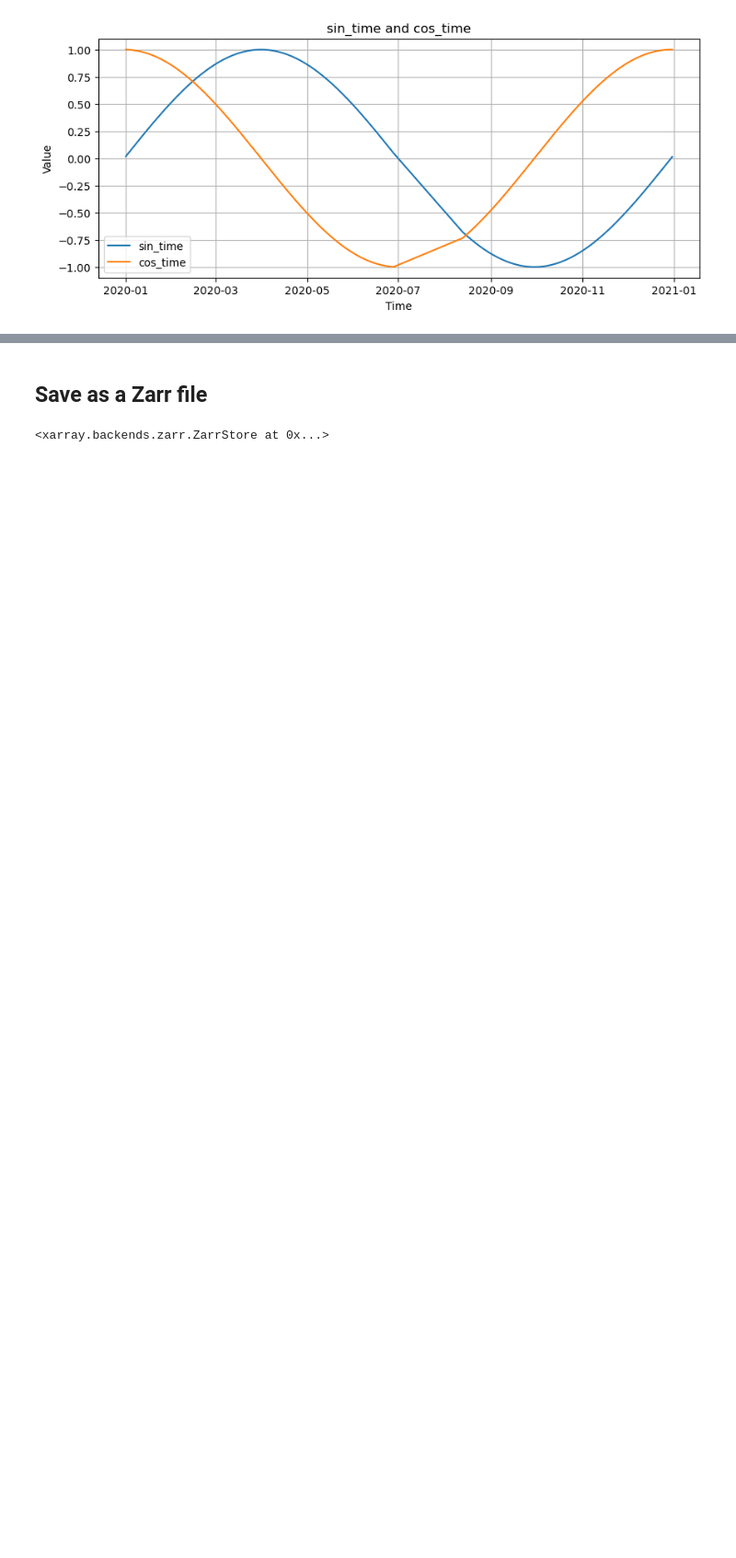
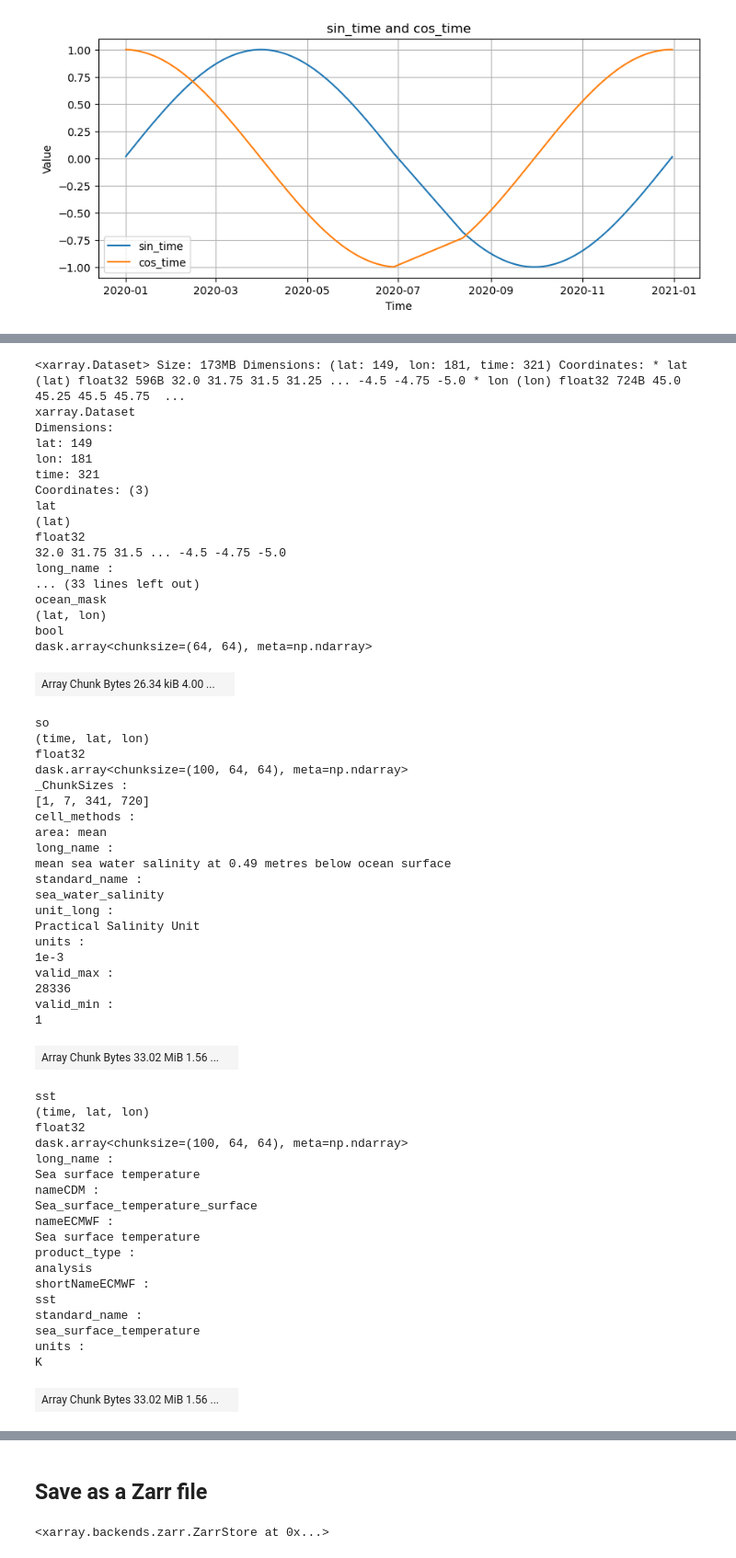
Before and after one commit to ocean-satellite-tools/mind-the-chl-gap, a Jupyter notebook: book/notebooks/Data_Prep_Part_2.ipynb, the cells around one changed output, grey strips where cells are left out. Shown at 92% size. Drawn from its saved outputs; the diff is of its cells as text; code cells hidden in the pictures; blank space fills up the shorter version.

```diff
--- a/book/notebooks/Data_Prep_Part_2.ipynb
+++ b/book/notebooks/Data_Prep_Part_2.ipynb
@@ -303,0 +308,72 @@ plt.show()
+# %%
+# Re-chunk for efficient training
+ds = xr.Dataset({
+    var: dataset[var].chunk({
+        dim: chunk for dim, chunk in {'time': 100, 'lat': 64, 'lon': 64}.items()
+        if dim in dataset[var].dims
+    })
+    for var in dataset.data_vars
+})
+# Clear meta data otherwise, will get error on trying to write the Zarr
+for var in ds.variables:
+    ds[var].encoding.pop("chunks", None)
+ds
+# %% [output]
+<xarray.Dataset> Size: 173MB Dimensions: (lat: 149, lon: 181, time: 321) Coordinates: * lat (lat) float32 596B 32.0 31.75 31.5 31.25 ... -4.5 -4.75 -5.0 * lon (lon) float32 724B 45.0 45.25 45.5 45.75  ...
+xarray.Dataset
+Dimensions:
+lat: 149
+lon: 181
+time: 321
+Coordinates: (3)
+lat
+(lat)
+float32
+32.0 31.75 31.5 ... -4.5 -4.75 -5.0
+long_name :
+... (33 lines left out)
+ocean_mask
+(lat, lon)
+bool
+dask.array<chunksize=(64, 64), meta=np.ndarray>
+| Array Chunk Bytes 26.34 kiB 4.00 ... |  |
+so
+(time, lat, lon)
+float32
+dask.array<chunksize=(100, 64, 64), meta=np.ndarray>
+_ChunkSizes :
+[1, 7, 341, 720]
+cell_methods :
+area: mean
+long_name :
+mean sea water salinity at 0.49 metres below ocean surface
+standard_name :
+sea_water_salinity
+unit_long :
+Practical Salinity Unit
+units :
+1e-3
+valid_max :
+28336
+valid_min :
+1
+| Array Chunk Bytes 33.02 MiB 1.56 ... |  |
+sst
+(time, lat, lon)
+float32
+dask.array<chunksize=(100, 64, 64), meta=np.ndarray>
+long_name :
+Sea surface temperature
+nameCDM :
+Sea_surface_temperature_surface
+nameECMWF :
+Sea surface temperature
+product_type :
+analysis
+shortNameECMWF :
+sst
+standard_name :
+sea_surface_temperature
+units :
+K
+| Array Chunk Bytes 33.02 MiB 1.56 ... |  |
```
Also changed, not shown: parts of 6 cells of this notebook, 4 other files.
